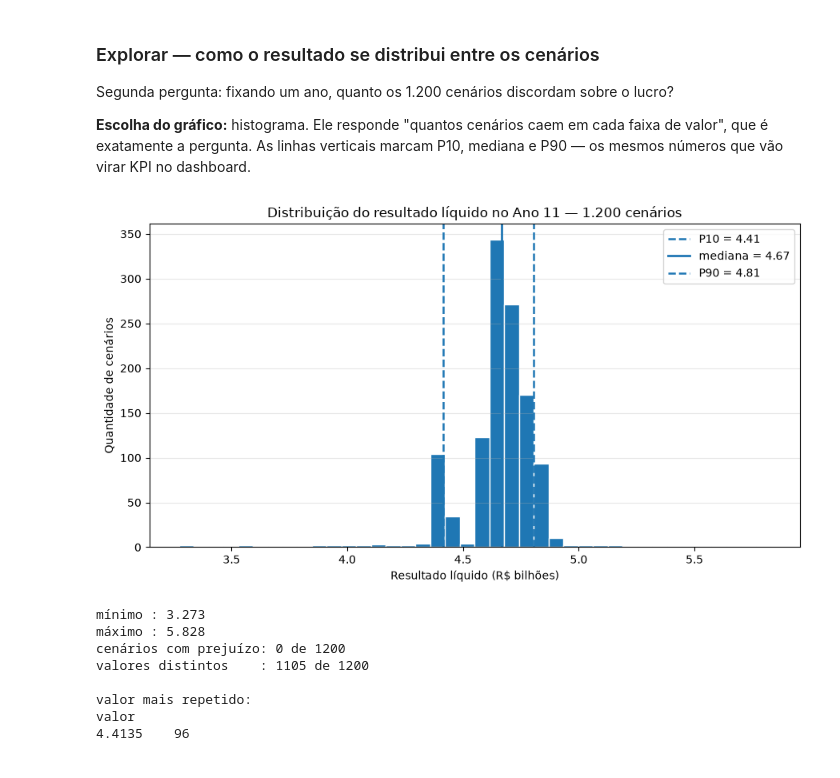
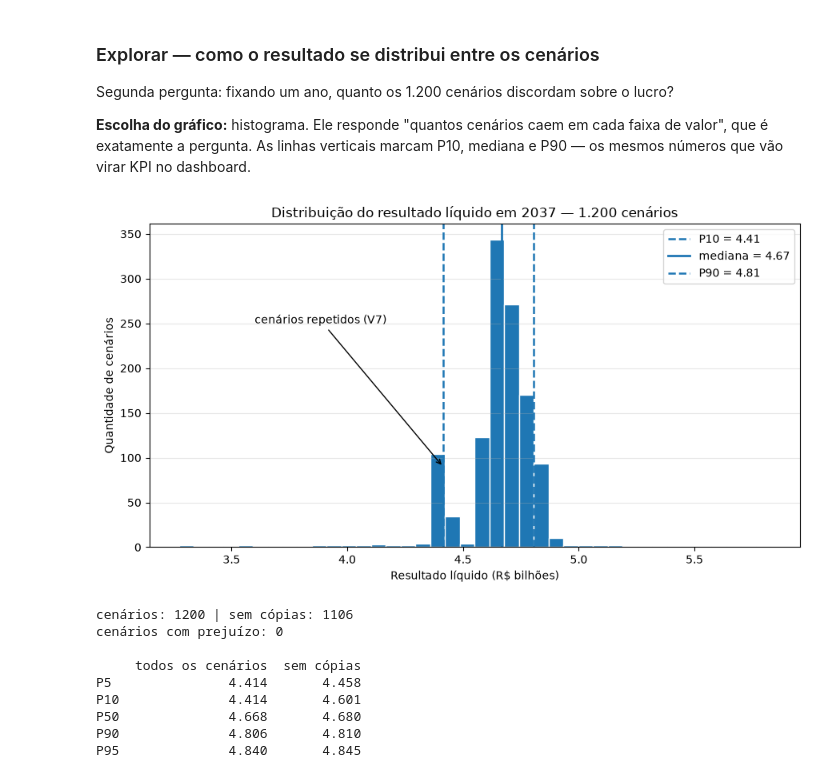
Before and after one commit to 2026-2-NCC4/Projeto6, a Jupyter notebook: src/notebooks/01_perfil.ipynb, the cells around one changed output. Drawn from its saved outputs; the diff is of its cells as text; code cells hidden in the pictures.

```diff
--- a/src/notebooks/01_perfil.ipynb
+++ b/src/notebooks/01_perfil.ipynb
@@ -332,0 +380,13 @@ maior diferença    : 2.002716064453125e-05
+# %%
+trajetoria = p.unstack("ano_n")          # 1.200 cenários x (69 contas x 12 anos)
+assinatura = pd.util.hash_pandas_object(trajetoria.round(6), index=False)
+assinatura.index = trajetoria.index
+
+repetidas = assinatura[assinatura.duplicated(keep=False)]
+print("cenários com trajetória distinta:", assinatura.nunique(), "de", len(assinatura))
+print("cenários com trajetória idêntica a outro:", len(repetidas))
+print("faixa de identificadores envolvidos:", repetidas.index.min(), "a", repetidas.index.max())
+
+# Marca as cópias (mantém a primeira ocorrência de cada trajetória)
+copia = assinatura.duplicated(keep="first")
+print("cópias que sairiam numa deduplicação:", int(copia.sum()))
@@ -411,39 +477,47 @@ valor", que é exatamente a pergunta. As linhas verticais marcam P10, mediana e
 mesmos números que vão virar KPI no dashboard.
 # %%
 ANO = 11
-resultado = df[
-    (df["conta"] == "DRE - Resultado Líquido") & (df["ano_n"] == ANO)
-]["valor"] / 1e9
+resultado = p.xs(ANO, level="ano_n")["DRE - Resultado Líquido"] / 1e9
+sem_copias = resultado[~copia.loc[resultado.index].values]
 
 p10, p50, p90 = resultado.quantile(0.10), resultado.median(), resultado.quantile(0.90)
+valor_repetido = resultado.value_counts().index[0]
 
 fig, ax = plt.subplots(figsize=(9, 5))
 ax.hist(resultado, bins=40, edgecolor="white")
 ax.axvline(p10, linestyle="--", linewidth=1.8, label=f"P10 = {p10:.2f}")
-ax.axvline(p50, linestyle="-",  linewidth=2.0, label=f"mediana = {p50:.2f}")
+ax.axvline(p50, linestyle="-", linewidth=2.0, label=f"mediana = {p50:.2f}")
 ax.axvline(p90, linestyle="--", linewidth=1.8, label=f"P90 = {p90:.2f}")
-ax.set_title(f"Distribuição do resultado líquido no Ano {ANO} — 1.200 cenários")
+ax.annotate("cenários repetidos (V7)", xy=(valor_repetido, 90), xytext=(3.6, 250),
+            arrowprops=dict(arrowstyle="->"))
+ax.set_title(f"Distribuição do resultado líquido em {2026 + ANO} — 1.200 cenários")
 ax.set_xlabel("Resultado líquido (R$ bilhões)")
 ax.set_ylabel("Quantidade de cenários")
 ax.grid(alpha=0.3, axis="y")
 ax.legend()
 fig.tight_layout()
 fig.savefig(PASTA_IMG / "02_distribuicao_resultado_ano11.png", dpi=150)
 plt.show()
 
-print(f"mínimo : {resultado.min():.3f}")
-print(f"máximo : {resultado.max():.3f}")
-print(f"cenários com prejuízo: {(resultado < 0).sum()} de {len(resultado)}")
-print(f"valores distintos    : {resultado.nunique()} de {len(resultado)}")
-print("\nvalor mais repetido:")
-print(resultado.round(4).value_counts().head(1).to_string())
+# Efeito das cópias nos percentis
+quantis = [0.05, 0.10, 0.50, 0.90, 0.95]
+comparacao = pd.DataFrame({
+    "todos os cenários": resultado.quantile(quantis),
+    "sem cópias": sem_copias.quantile(quantis),
+}).round(3)
+comparacao.index = ["P5", "P10", "P50", "P90", "P95"]
+print("cenários:", len(resultado), "| sem cópias:", len(sem_copias))
+print("cenários com prejuízo:", int((resultado < 0).sum()))
+print()
+print(comparacao.to_string())
 # %% [output]
-[figure, old version]
+[figure, new version]
-mínimo : 3.273
-máximo : 5.828
-cenários com prejuízo: 0 de 1200
-valores distintos    : 1105 de 1200
+cenários: 1200 | sem cópias: 1106
+cenários com prejuízo: 0
 
-valor mais repetido:
-valor
-4.4135    96
+     todos os cenários  sem cópias
+P5               4.414       4.458
+P10              4.414       4.601
+P50              4.668       4.680
+P90              4.806       4.810
+P95              4.840       4.845
```
Also changed, not shown: parts of 29 cells of this notebook, 2 other files.
